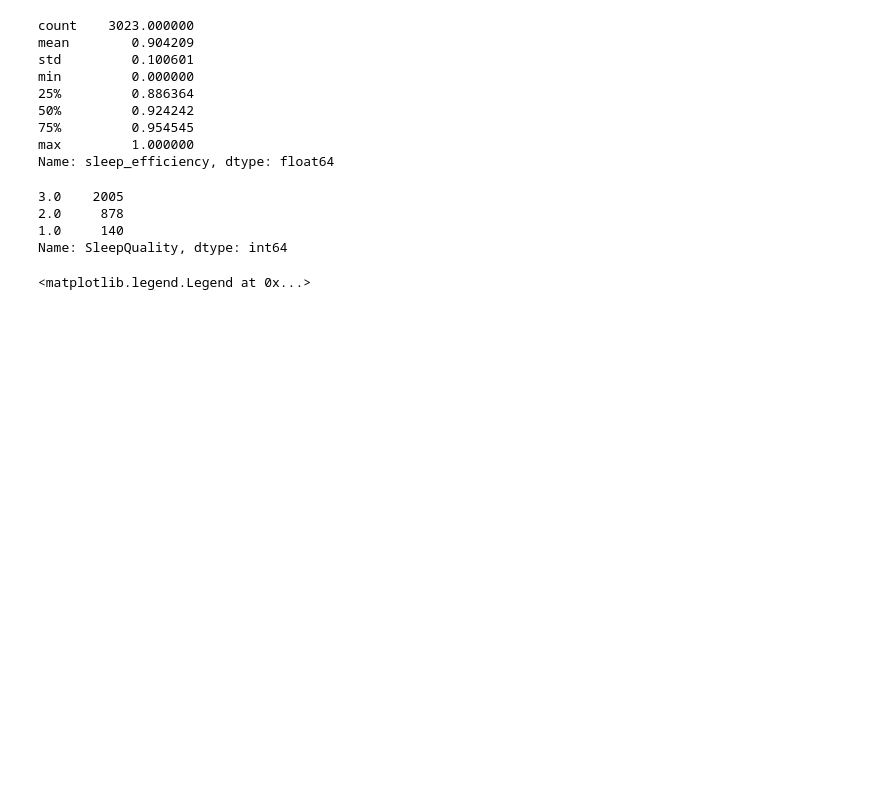
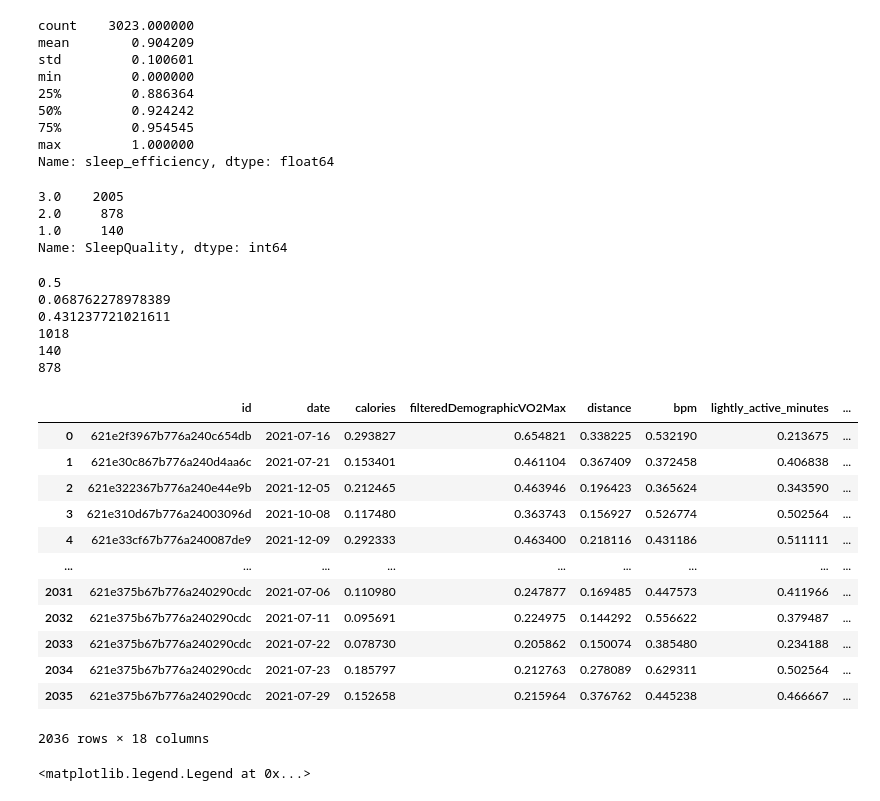
Before and after one commit to chuwong35122/2143488-Big-Data-and-Artificial-Intelligence-Project, a Jupyter notebook: fitbit_sleep_quality_enhance.ipynb, the cells around one changed output. Cells and saved outputs as stored; diff of their text form; code cells hidden in the pictures; blank space fills up the shorter version.

```diff
--- a/fitbit_sleep_quality_enhance.ipynb
+++ b/fitbit_sleep_quality_enhance.ipynb
@@ -328,8 +346,38 @@ class_2 = df[df['SleepQuality'] == 2]
 class_3 = df[df['SleepQuality'] == 3]
 df_tmp = class_3.sample(len(class_2) + len(class_1), replace=True)
 
+df = pd.concat([df_tmp, class_1, class_2], axis=0).reset_index(drop=True)
 
-df = pd.concat([df_tmp, class_1, class_2], axis=0).reset_index(drop=True)
+print(len(df_tmp)/len(df))
+print(len(class_1)/len(df))
+print(len(class_2)/len(df))
+
+print(len(df_tmp))
+print(len(class_1))
+print(len(class_2))
+# %% [output]
+0.5
+0.068762278978389
+0.431237721021611
+1018
+140
+878
+# %%
+df
+# %% [output]
+|  | id | date | calories | filteredDemographicVO2Max | distance | bpm | lightly_active_minutes | ... |
+| 0 | 621e2f3967b776a240c654db | 2021-07-16 | 0.293827 | 0.654821 | 0.338225 | 0.532190 | 0.213675 | ... |
+| 1 | 621e30c867b776a240d4aa6c | 2021-07-21 | 0.153401 | 0.461104 | 0.367409 | 0.372458 | 0.406838 | ... |
+| 2 | 621e322367b776a240e44e9b | 2021-12-05 | 0.212465 | 0.463946 | 0.196423 | 0.365624 | 0.343590 | ... |
+| 3 | 621e310d67b776a24003096d | 2021-10-08 | 0.117480 | 0.363743 | 0.156927 | 0.526774 | 0.502564 | ... |
+| 4 | 621e33cf67b776a240087de9 | 2021-12-09 | 0.292333 | 0.463400 | 0.218116 | 0.431186 | 0.511111 | ... |
+| ... | ... | ... | ... | ... | ... | ... | ... | ... |
+| 2031 | 621e375b67b776a240290cdc | 2021-07-06 | 0.110980 | 0.247877 | 0.169485 | 0.447573 | 0.411966 | ... |
+| 2032 | 621e375b67b776a240290cdc | 2021-07-11 | 0.095691 | 0.224975 | 0.144292 | 0.556622 | 0.379487 | ... |
+| 2033 | 621e375b67b776a240290cdc | 2021-07-22 | 0.078730 | 0.205862 | 0.150074 | 0.385480 | 0.234188 | ... |
+| 2034 | 621e375b67b776a240290cdc | 2021-07-23 | 0.185797 | 0.212763 | 0.278089 | 0.629311 | 0.502564 | ... |
+| 2035 | 621e375b67b776a240290cdc | 2021-07-29 | 0.152658 | 0.215964 | 0.376762 | 0.445238 | 0.466667 | ... |
+2036 rows × 18 columns
 # %%
 prediction_target = ['excellent', 'good', 'fair-poor']
 
```
Also changed, not shown: parts of 14 cells of this notebook, 1 other file.
